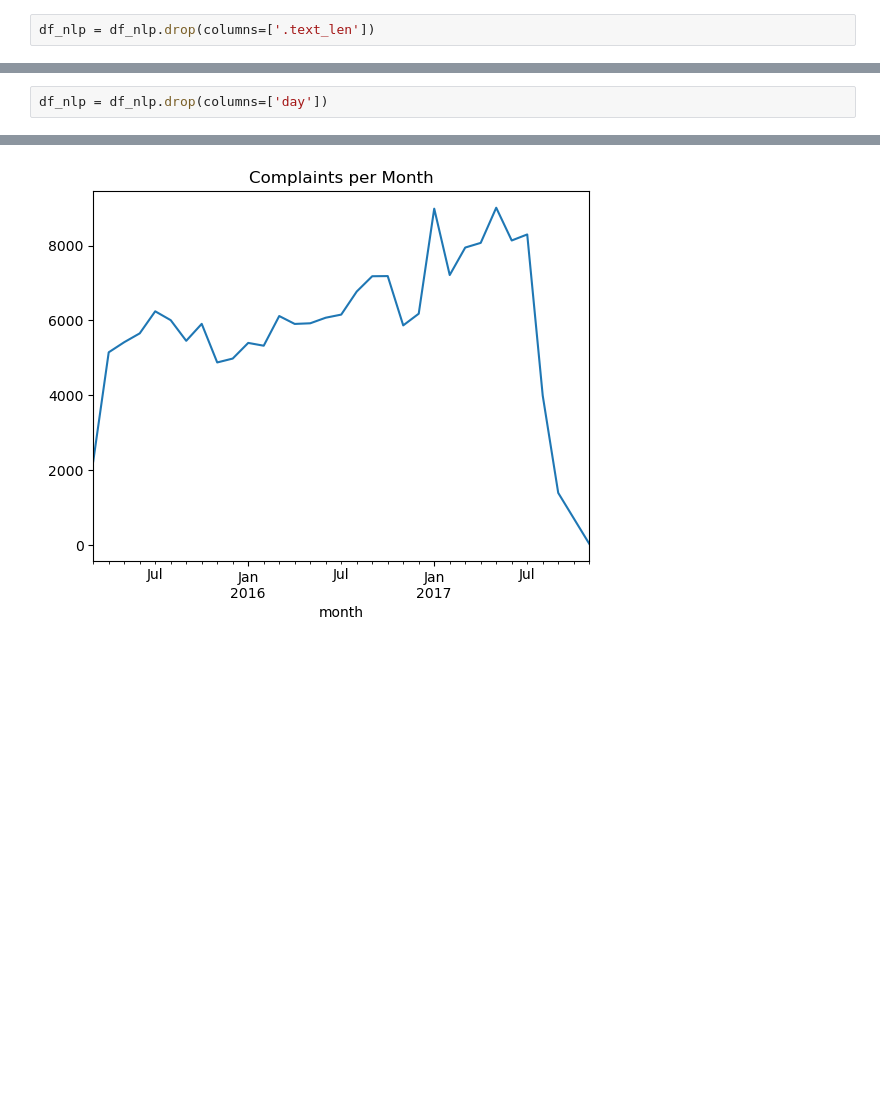
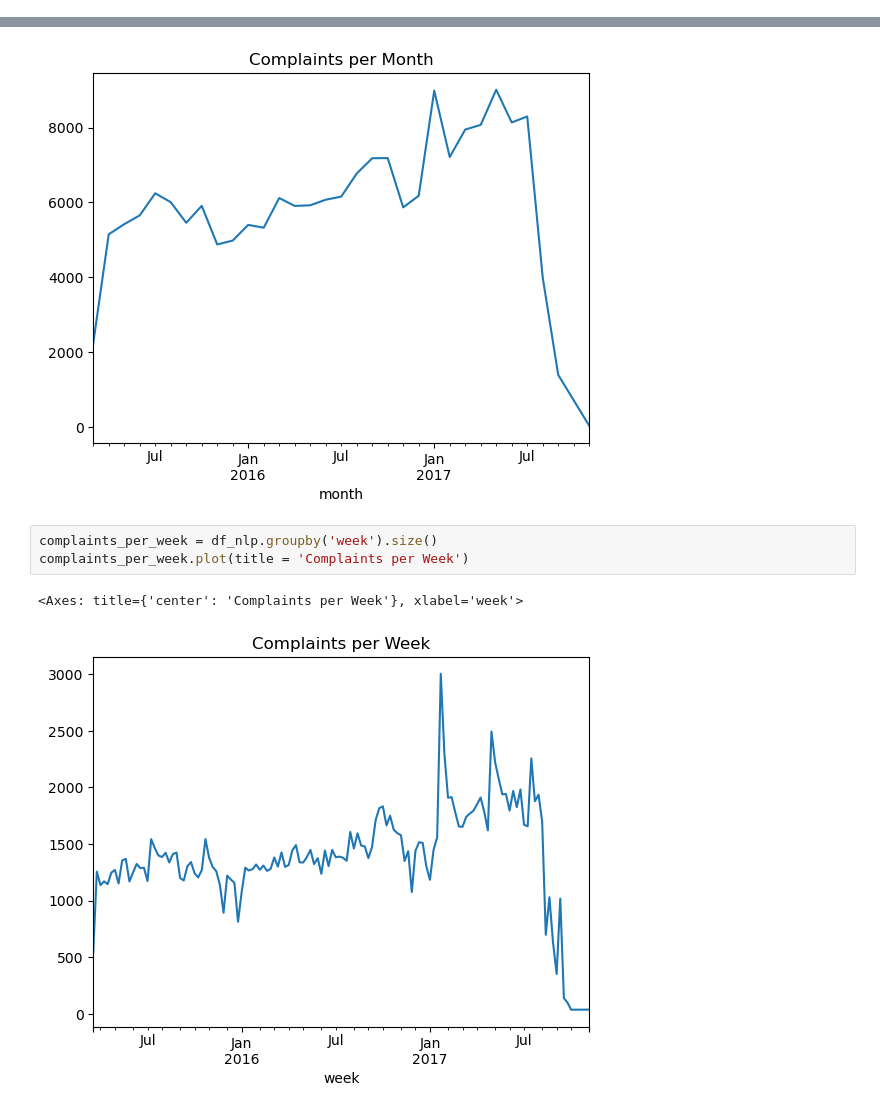
Before and after one commit to KavyDave18/Costumer_Complaint, a Jupyter notebook: Cleaning.ipynb, the cells around one changed output, grey strips where cells are left out. Cells and saved outputs as stored; diff of their text form; blank space fills up the shorter version.

```diff
--- a/Cleaning.ipynb
+++ b/Cleaning.ipynb
@@ -145,5 +144,3 @@ df_nlp.shape
-# %%
-df_nlp = df_nlp.drop(columns=['.text_len'])
 # %%
 df_nlp['clean_text'].sample(10, random_state=42).tolist()
 # %% [output]
@@ -180,8 +177,6 @@ df_nlp[['year','month','week']].head()
 | 7 | 2015 | 2015-06 | 2015-06-15/2015-06-21 |
 | 12 | 2016 | 2016-02 | 2016-02-01/2016-02-07 |
 | 16 | 2016 | 2016-02 | 2016-02-15/2016-02-21 |
-# %%
-df_nlp = df_nlp.drop(columns=['day'])
 # %%
 df_nlp['year'].value_counts().sort_index()
 # %% [output]
@@ -196,3 +191,9 @@ complaints_per_month.plot(title = 'Complaints per Month')
 # %% [output]
 <Axes: title={'center': 'Complaints per Month'}, xlabel='month'>
 [figure]
+# %%
+complaints_per_week = df_nlp.groupby('week').size()
+complaints_per_week.plot(title = 'Complaints per Week')
+# %% [output]
+<Axes: title={'center': 'Complaints per Week'}, xlabel='week'>
+[figure, added]
```
Also changed, not shown: parts of 8 cells of this notebook.
